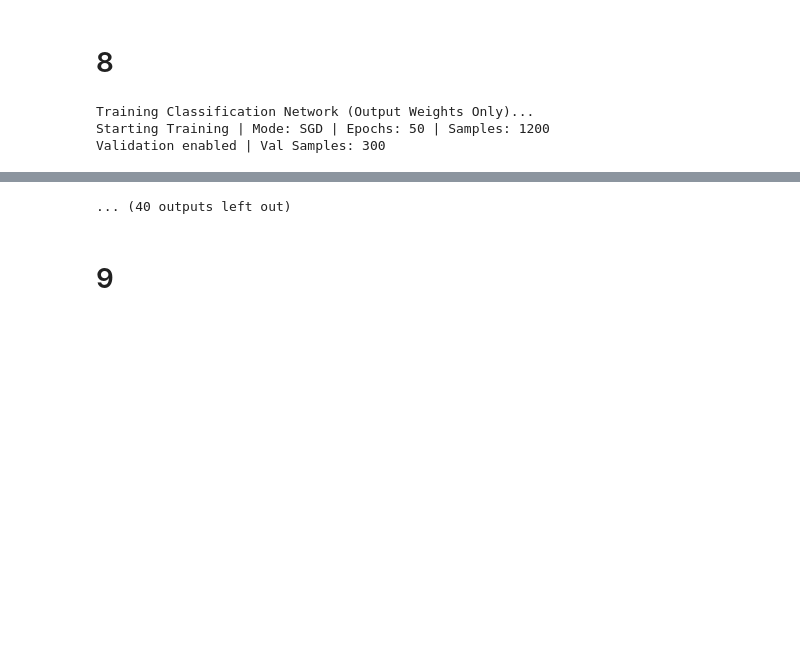
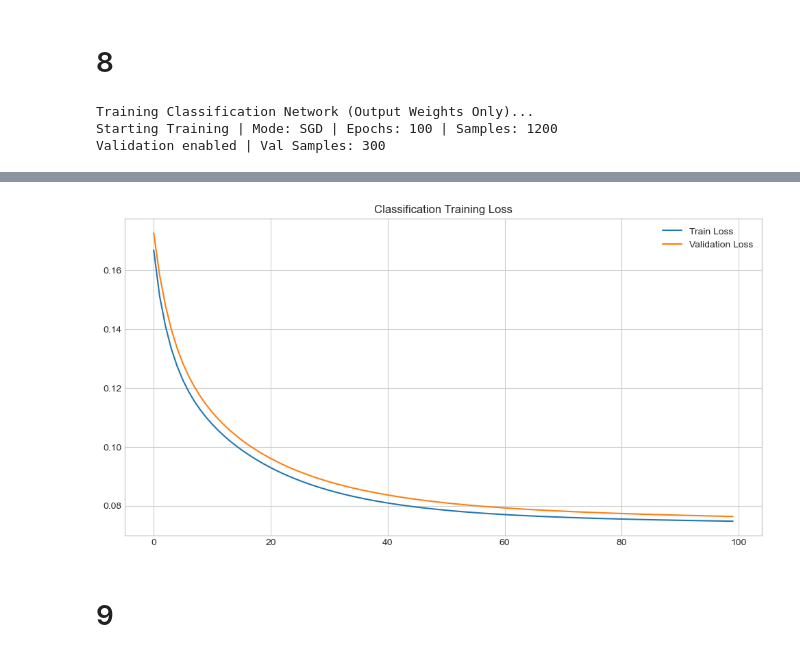
Before and after one commit to VahidTheOnly/Neural-Networks-KNTU-404, a Jupyter notebook: HW3_Final_Project/Q1_Solution.ipynb, the cells around one changed output, grey strips where cells are left out. Cells and saved outputs as stored; diff of their text form; code cells hidden in the pictures; blank space fills up the shorter version.

```diff
--- a/HW3_Final_Project/Q1_Solution.ipynb
+++ b/HW3_Final_Project/Q1_Solution.ipynb
@@ -288,7 +292,7 @@ rbf_layer.init_centers(found_centers)
 # 3. Compile with Frozen RBF parameters
 # Setting lr_centers=0 and lr_sigmas=0 ensures Part B requirements:
 # "Fixed standard deviation and fixed centers, only output weights are Rough trained"
-optimizer = SGD(lr=0.001, lr_centers=0.0, lr_sigmas=0.0)
+optimizer = SGD(lr=0.00075, lr_centers=0.0, lr_sigmas=0.0)
 loss_fn = MSELoss()
 
 model_cls.compile(loss=loss_fn, optimizer=optimizer)
@@ -300,7 +304,7 @@ X_train_c, X_test_c, y_train_c, y_test_c = DataHandler.train_test_split(X_cls, y
 print("Training Classification Network (Output Weights Only)...")
 history_c = model_cls.fit(X_train_c, y_train_c,
                           validation_data=(X_test_c, y_test_c),
-                          epochs=50, verbose=True)
+                          epochs=100, verbose=True, log_freq=10)
 
 # Plot Loss
 plt.figure()
@@ -311,5 +315,5 @@ plt.legend()
 plt.show()
 # %% [output]
 Training Classification Network (Output Weights Only)...
-Starting Training | Mode: SGD | Epochs: 50 | Samples: 1200
+Starting Training | Mode: SGD | Epochs: 100 | Samples: 1200
 Validation enabled | Val Samples: 300
@@ -327,4 +332,4 @@ Epoch 11 finished. Train Loss: 0.078727 | Val Loss: 0.081080
-... (40 outputs left out)
+[figure, added]
 # %% [markdown]
 # 9
 # %%
```
Also changed, not shown: parts of 3 cells of this notebook.
